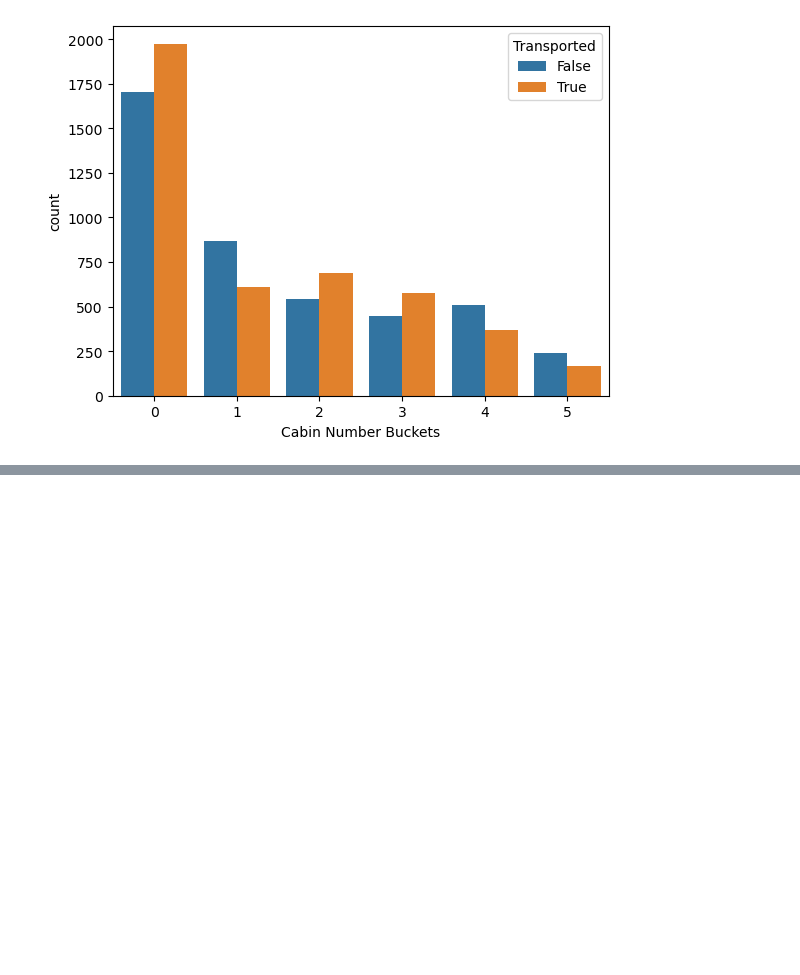
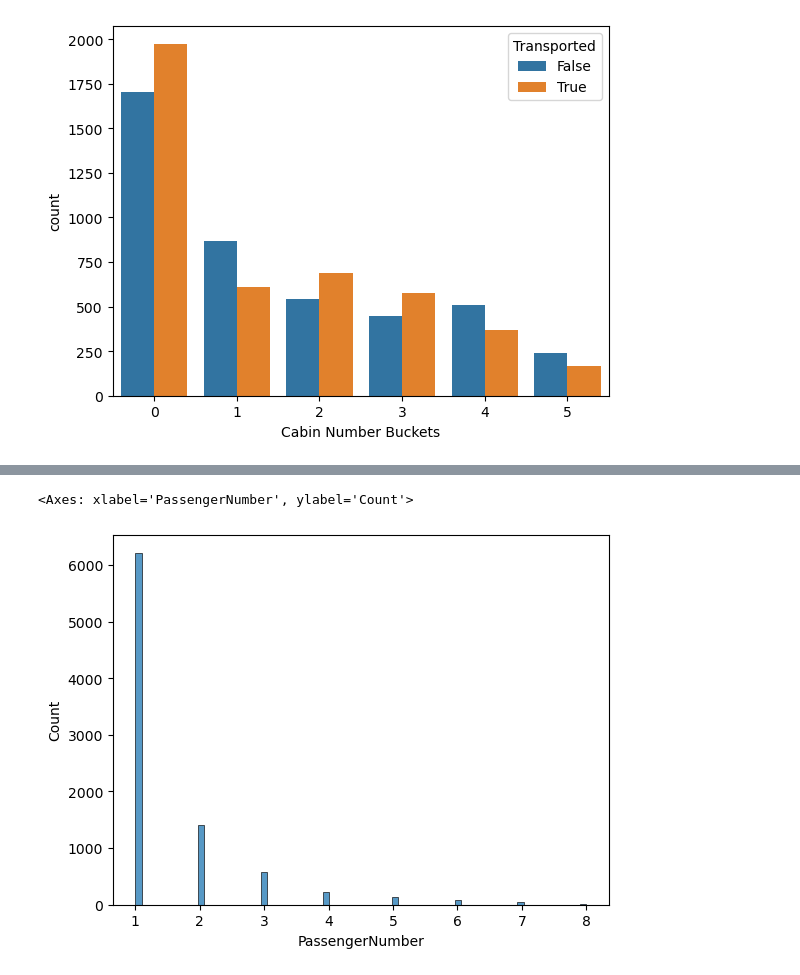
Before and after one commit to gustavossbarros/Ironhack_Final_Project_Spaceship_Titanic, a Jupyter notebook: deliverables/Final Bootcamp Project - Spaceship Titanic.ipynb, the cells around one changed output, grey strips where cells are left out. Saved outputs shown, nothing was run; the diff lists cells and outputs as text; code cells hidden in the pictures; blank space fills up the shorter version.

```diff
--- a/deliverables/Final Bootcamp Project - Spaceship Titanic.ipynb
+++ b/deliverables/Final Bootcamp Project - Spaceship Titanic.ipynb
@@ -369,0 +387,5 @@ train_data
+# %%
+sns.histplot(train_data['PassengerNumber'])
+# %% [output]
+<Axes: xlabel='PassengerNumber', ylabel='Count'>
+[figure, added]
```
Also changed, not shown: parts of 21 cells of this notebook.
